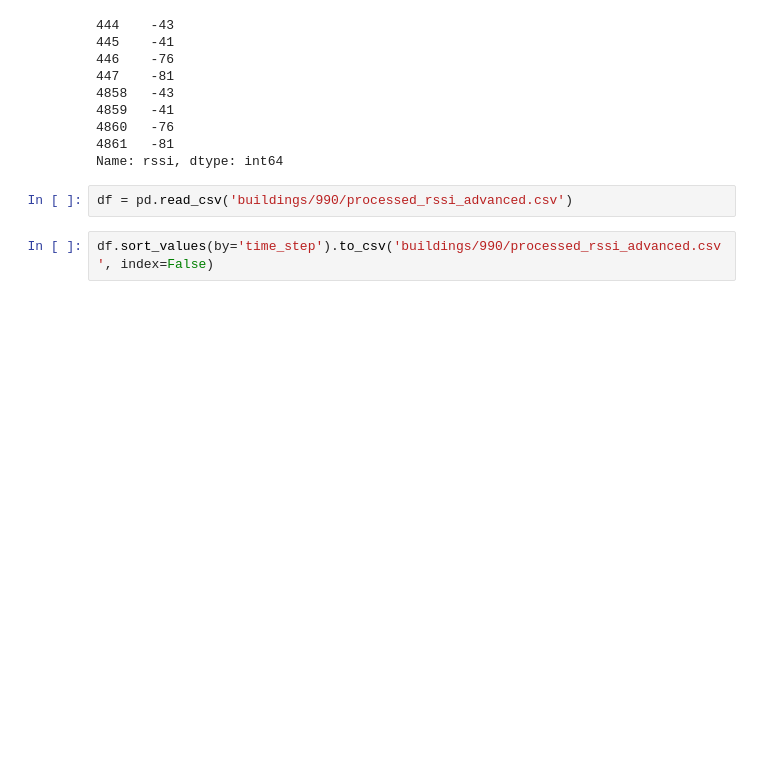
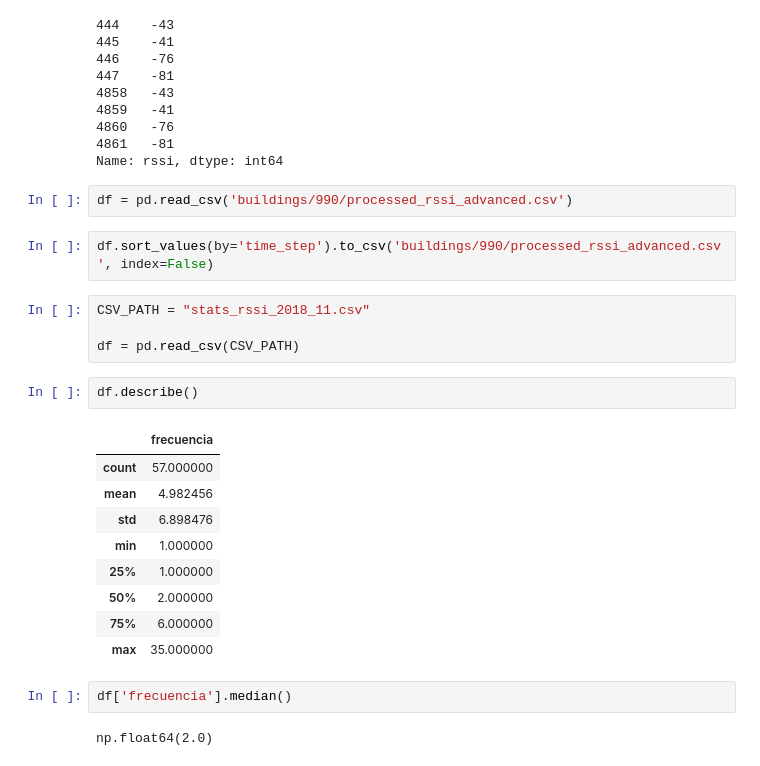
Before and after one commit to Nahuel1103/NetROML, a Jupyter notebook: Analisis/analyze_clients.ipynb, the cells around one changed output. Drawn from its saved outputs; the diff is of its cells as text; blank space fills up the shorter version.

```diff
--- a/Analisis/analyze_clients.ipynb
+++ b/Analisis/analyze_clients.ipynb
@@ -220,3 +218,23 @@ Name: rssi, dtype: int64
 df = pd.read_csv('buildings/990/processed_rssi_advanced.csv')
 # %%
 df.sort_values(by='time_step').to_csv('buildings/990/processed_rssi_advanced.csv', index=False)
+# %%
+CSV_PATH = "stats_rssi_2018_11.csv"
+
+df = pd.read_csv(CSV_PATH)
+# %%
+df.describe()
+# %% [output]
+|  | frecuencia |
+| count | 57.000000 |
+| mean | 4.982456 |
+| std | 6.898476 |
+| min | 1.000000 |
+| 25% | 1.000000 |
+| 50% | 2.000000 |
+| 75% | 6.000000 |
+| max | 35.000000 |
+# %%
+df['frecuencia'].median()
+# %% [output]
+np.float64(2.0)
```
Also changed, not shown: parts of 9 cells of this notebook, 44 other files.
